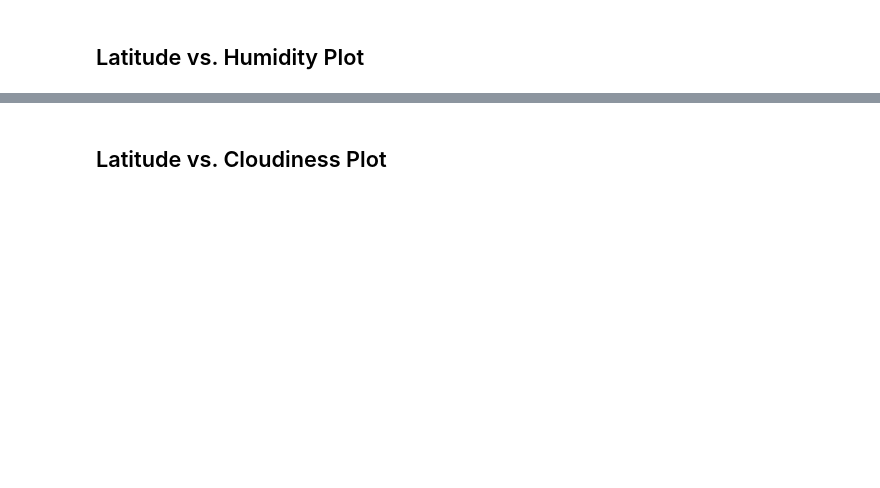
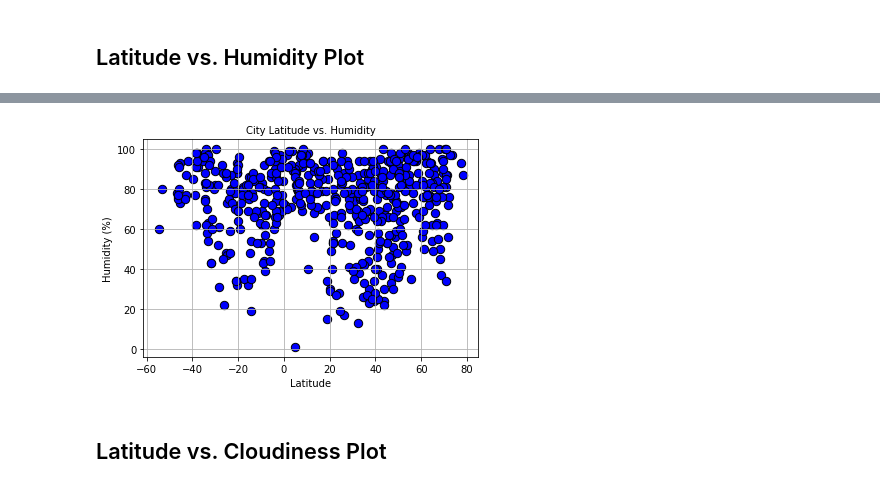
Before and after one commit to nina-padgett/python-api-challenge, a Jupyter notebook: WeatherPy.ipynb, the cells around one changed output, grey strips where cells are left out. Saved outputs shown, nothing was run; the diff lists cells and outputs as text; code cells hidden in the pictures; blank space fills up the shorter version.

```diff
--- a/WeatherPy.ipynb
+++ b/WeatherPy.ipynb
@@ -238,2 +226,20 @@ KeyError: 'city_max_temp'
+# %%
+# Build scatter plot for each data type
+plt.figure(figsize=(6,4))
+x_values = city_data_df["Lat"]
+y_values = city_data_df["Humidity"]
+
+# Create plot:
+plt.scatter(x_values,y_values, marker='o', color="blue", s=[70], edgecolors="black")
+#plt.plot(x_values,regress_values,'darkred', linewidth=2)
+
+# Incorporate the other graph properties:
+plt.title("City Latitude vs. Humidity (07/24/22)", fontsize=10)
+plt.ylabel("Humidity (%)", fontsize=10, color="black")
+plt.xlabel("Latitude", fontsize=10, color="black")
+plt.grid(True)
+plt.show()
+# %% [output]
+[figure, added]
 # %% [markdown]
 ## Latitude vs. Cloudiness Plot
```
Also changed, not shown: parts of 17 cells of this notebook.
